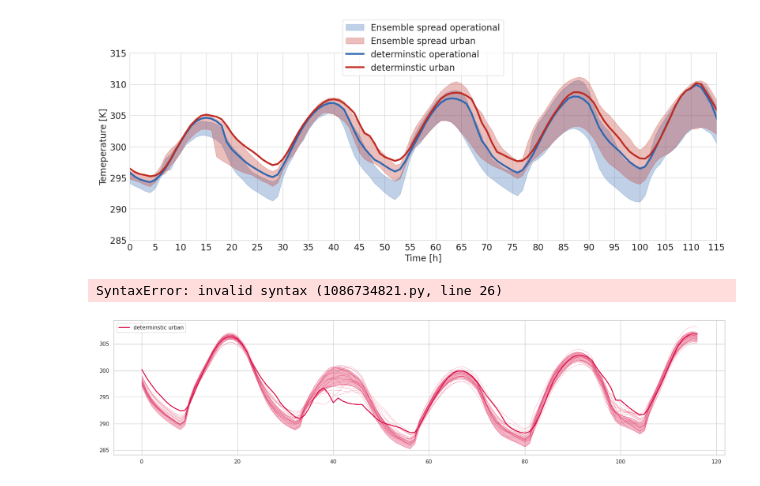
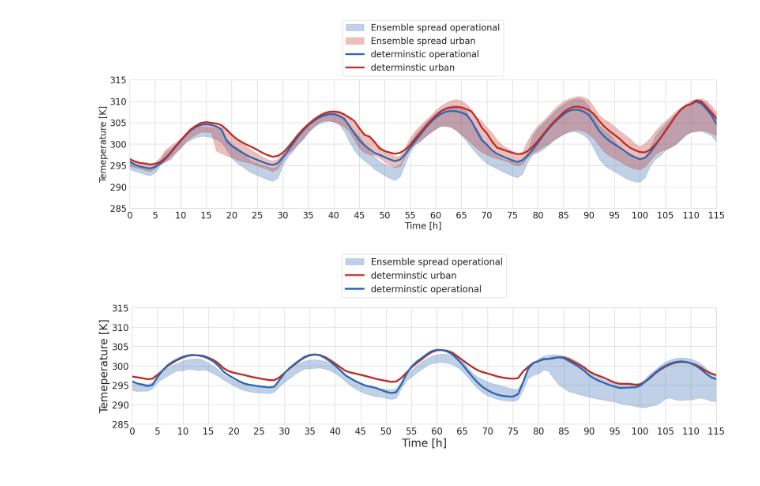
Before and after one commit to maymeret/master_thesis, a Jupyter notebook: 2022_sEU_lineplots_ensemble.ipynb, the cells around one changed output. Saved outputs shown, nothing was run; the diff lists cells and outputs as text; code cells hidden in the pictures.

```diff
--- a/2022_sEU_lineplots_ensemble.ipynb
+++ b/2022_sEU_lineplots_ensemble.ipynb
@@ -24,7 +24,7 @@ def get_data(len_data, NU_WU):  #len_data is the number of files i want to read
         filename = f'../det_data_all_2022/fc_DOM01_0{i:03d}_{NU_WU}_urban_grid.nc'
         try:
             ds_data[i] = xr.open_dataset(filename)
-            print(f'Successfully opened {filename}')
+ #           print(f'Successfully opened {filename}')
         except FileNotFoundError:
             print(f'File not found: {filename}')
         except Exception as e:
@@ -38,7 +38,7 @@ def get_data_ens(len_data, NU_WU, mem):
         filename = f'../ensemble_members_data_2022/{mem}/fc_DOM01_0{i:03d}_{mem}_{NU_WU}_urban_grid.nc'
         try:
             ds_data[i] = xr.open_dataset(filename)
-            print(f'Successfully opened {filename}')
+ #           print(f'Successfully opened {filename}')
         except FileNotFoundError:
             print(f'File not found: {filename}')
         except Exception as e:
@@ -105,7 +105,7 @@ def get_data_days_ens(len_data, NU_WU, mem):  #len_data is the number of files i
 def get_variable_1d(len_data, data, variable, height_level, hour): #data is the output of 'get_data', variable is e.g. 'T' (as str), height_level (mostly 1 for urban), hour is time in this case 0 because one file only has one timestep
     ds_data = {}
     for i in range(1, len_data+1):
-        ds_data[i] = data[i][f'{variable}'].isel(time = hour, height_2 = height_level)
+        ds_data[i] = data[i][f'{variable}'].isel(time = hour, height = height_level)
 
     return ds_data
 
@@ -202,6 +165,6 @@ Successfully opened ../ensemble_members_data_2022/mem020/fc_DOM01_0120_mem020_WU
 # %%
 T_2M_WU_det = get_variable_1d_WU(120, data_WU_det, 'T_2M', 0 , 0)
-T_2M_NU_det = get_variable_1d_NU(120, data_NU_det, 'T_2M', 0 , 0)
+T_2M_NU_det = get_variable_1d(120, data_NU_det, 'T_2M', 0 , 0)
 # %%
 T_2M_WU_mem = {}
 T_2M_NU_mem = {}
@@ -387,91 +350,76 @@ axes.fill_between(range(len(mean_over_mem_WU_cell[x])),
 #for mem_id in mem_ids:
 #    axes.plot(T_2M_WU_sEU_dim_hour_mem[mem_id].isel(cell=x).values, color='#BF2C23', alpha=0.4, linewidth=0.5, ls = 'dotted')
 
 #for mem_id in mem_ids:
 #    axes.plot(T_2M_NU_sEU_dim_hour_mem[mem_id].isel(cell=0).values, color='#2F67B1', alpha=0.4, linewidth=0.5, ls = 'dashed')
 
 
 
 axes.plot(T_2M_NU_sEU_dim_hour_det.isel(cell=x).values, color='#2F67B1', linewidth=4,
           label = 'determinstic operational')
 axes.plot(T_2M_WU_sEU_dim_hour_det.isel(cell=x).values, color='#BF2C23', linewidth=4,
          label='determinstic urban')
 
 x_values = np.arange(0, 120, 5)
 plt.xlim(x_values[0], x_values[-1])
 plt.xticks(x_values, fontsize = 20)
 
 y_values = np.arange(285, 318, 5)
 plt.yticks(y_values, fontsize = 20)
 
 plt.yticks(fontsize = 20)
 
 
 plt.ylabel('Temeperature [K]', size = 20)
 plt.xlabel('Time [h]', size = 20)
 
 
-axes.legend(bbox_to_anchor=(0.5, 1.2), loc='upper center', fontsize = 20)
+axes.legend(bbox_to_anchor=(0.5, 1.5), loc='upper center', fontsize = 20)
 plt.tight_layout()
-#plt.savefig('../plots_2024/sEU_lineplot_ensemble_NU_WU_Madrid_2022.jpeg')
+plt.savefig('../plots_2024/sEU_lineplot_ensemble_NU_WU_Milan_2022.jpeg')
 plt.show()
 # %% [output]
-[figure, old version]
+[figure, new version]
 # %%
 #combining the athens plots
 
-plt.rcParams.update({'font.size': 24})
-fig, axes = plt.subplots(figsize=(20,6))
+fig, axes = plt.subplots(figsize=(20,8))
 
 
 #for mem_id in mem_ids:
 #    axes.plot(T_2M_WU_sEU_dim_hour_mem[mem_id].isel(cell=0).values, color='#DB1048', alpha=0.4, linewidth=0.5, ls = 'dotted')
 
-plt.fill_between(range(len(mean_over_mem_WU_cell[x])),
-                 (max_over_mem_WU_cell[2] + max_over_mem_WU_cell[3])/2 ,
-                 (min_over_mem_WU_cell[2] + min_over_mem_WU_cell[3])/2, alpha = .3, color = '#BF2C23',
-                label = 'Ensemble spread operational')
+#plt.fill_between(range(len(mean_over_mem_WU_cell[x])),
+#                 (max_over_mem_WU_cell[2] + max_over_mem_WU_cell[3])/2 ,
+#                 (min_over_mem_WU_cell[2] + min_over_mem_WU_cell[3])/2, alpha = .3, color = '#BF2C23',
+#                label = 'Ensemble spread operational')
 
 #for mem_id in mem_ids:
 #    axes.plot(T_2M_NU_sEU_dim_hour_mem[mem_id].isel(cell=0).values, color='#F4B301', alpha=0.4, linewidth=0.5, ls = 'dashed')
 
-plt.fill_between(range(len(mean_over_mem_WU_cell[x])),
+plt.fill_between(range(len(mean_over_mem_NU_cell[x])),
                  (max_over_mem_NU_cell[2] + max_over_mem_NU_cell[3])/2,
                  (min_over_mem_NU_cell[2] + min_over_mem_NU_cell[3])/2, alpha = .3, color = '#2F67B1',
-                label = 'Ensemble spread urban')
+                label = 'Ensemble spread operational')
 
 plt.plot((T_2M_WU_sEU_dim_hour_det.isel(cell=2).values + T_2M_WU_sEU_dim_hour_det.isel(cell=3).values)/2,
          color='#BF2C23', linewidth=4, label='determinstic urban')
-plt.plot((T_2M_NU_sEU_dim_hour_det.isel(cell=2).values + T_2M_NU_sEU_dim_hour_det.isel(cell=3).values,
+plt.plot((T_2M_NU_sEU_dim_hour_det.isel(cell=2).values + T_2M_NU_sEU_dim_hour_det.isel(cell=3).values)/2,
          color='#2F67B1', linewidth=4, label = 'determinstic operational')
 
 
+x_values = np.arange(0, 120, 5)
+plt.xlim(x_values[0], x_values[-1])
+plt.xticks(x_values, fontsize = 20)
+
+y_values = np.arange(285, 318, 5)
+plt.yticks(y_values, fontsize = 20)
 plt.ylabel('Temeperature [K]')
 plt.xlabel('Time [h]')
 plt.legend()
-axes.legend(loc='center left', bbox_to_anchor=(1, 0.5))
+axes.legend(bbox_to_anchor=(0.5, 1.5), loc='upper center', fontsize = 20)
 plt.tight_layout()
+plt.savefig('../plots_2024/sEU_lineplot_ensemble_NU_Athens_combined_2022.jpeg')
 plt.show()
 # %% [output]
-SyntaxError: invalid syntax (1086734821.py, line 26)
+[figure, added]
-# %%
-x = 0
-
-fig, axes = plt.subplots(figsize=(20,6))
-
-for mem_id in mem_ids:
-    axes.plot(T_2M_WU_sEU_dim_hour_mem[mem_id].isel(cell=0).values, color='#DB1048', alpha=0.3, linewidth=0.8)
-
-plt.fill_between(range(len(mean_over_mem_WU_cell[x])),
-                 mean_over_mem_WU_cell[x] - std_over_mem_WU_cell[x], mean_over_mem_WU_cell[x] + std_over_mem_WU_cell[x],
-                 alpha = .3, color = '#DB1048')
-
-
-plt.plot(T_2M_WU_sEU_dim_hour_det.isel(cell=x).values, color='#DB1048', linewidth=2, label='determinstic urban')
-
-
-plt.legend()
-plt.tight_layout()
-plt.show()
-# %% [output]
-[figure, removed]
```
Also changed, not shown: parts of 5 cells of this notebook, 1 other file.
